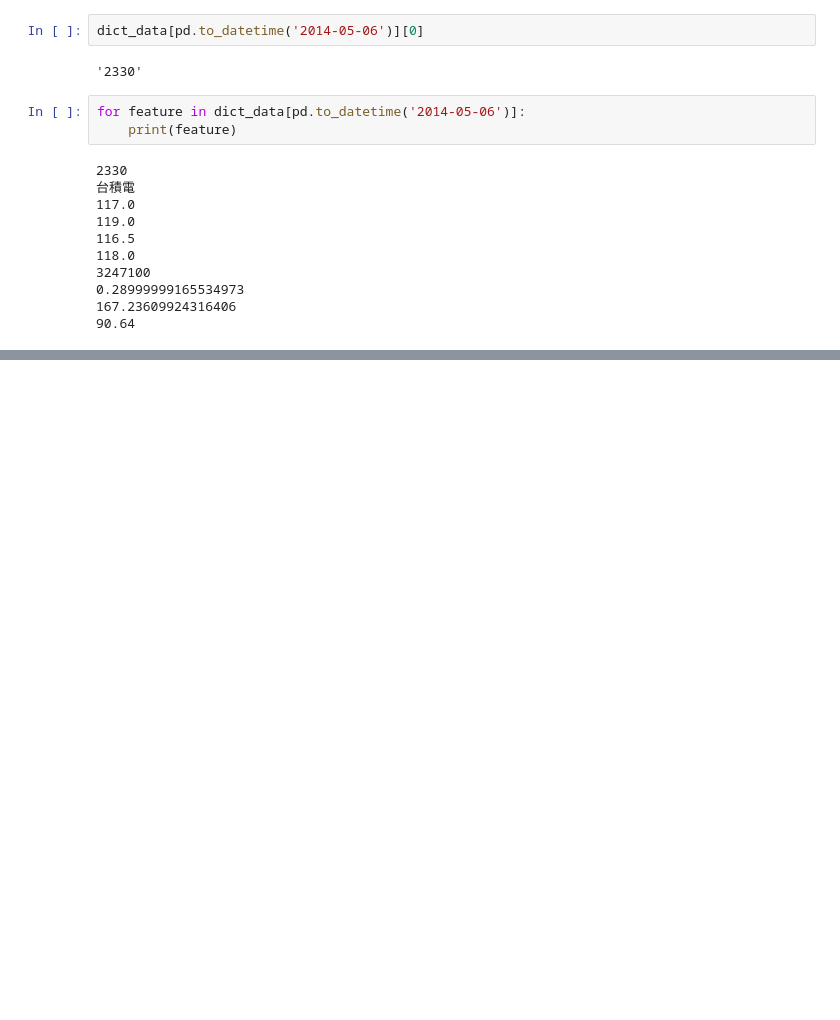
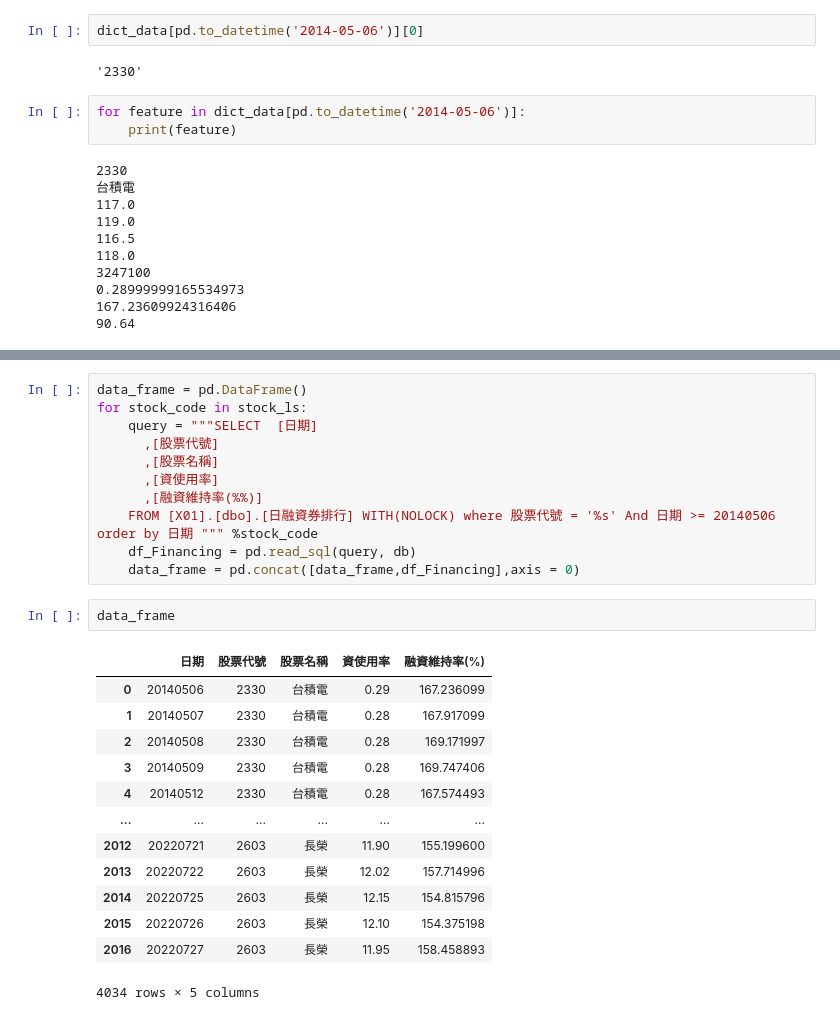
Before and after one commit to ErebusTW/Merge-by-date, a Jupyter notebook: 按日期合併.ipynb, the cells around one changed output, grey strips where cells are left out. Cells and saved outputs as stored; diff of their text form; blank space fills up the shorter version.

```diff
--- a/按日期合併.ipynb
+++ b/按日期合併.ipynb
@@ -250,0 +303,27 @@ for feature in dict_data[pd.to_datetime('2014-05-06')]:
+# %%
+data_frame = pd.DataFrame()
+for stock_code in stock_ls:
+    query = """SELECT  [日期]
+      ,[股票代號]
+      ,[股票名稱]
+      ,[資使用率]
+      ,[融資維持率(%%)]
+    FROM [X01].[dbo].[日融資券排行] WITH(NOLOCK) where 股票代號 = '%s' And 日期 >= 20140506 order by 日期 """ %stock_code
+    df_Financing = pd.read_sql(query, db)
+    data_frame = pd.concat([data_frame,df_Financing],axis = 0)
+# %%
+data_frame
+# %% [output]
+|  | 日期 | 股票代號 | 股票名稱 | 資使用率 | 融資維持率(%) |
+| 0 | 20140506 | 2330 | 台積電 | 0.29 | 167.236099 |
+| 1 | 20140507 | 2330 | 台積電 | 0.28 | 167.917099 |
+| 2 | 20140508 | 2330 | 台積電 | 0.28 | 169.171997 |
+| 3 | 20140509 | 2330 | 台積電 | 0.28 | 169.747406 |
+| 4 | 20140512 | 2330 | 台積電 | 0.28 | 167.574493 |
+| ... | ... | ... | ... | ... | ... |
+| 2012 | 20220721 | 2603 | 長榮 | 11.90 | 155.199600 |
+| 2013 | 20220722 | 2603 | 長榮 | 12.02 | 157.714996 |
+| 2014 | 20220725 | 2603 | 長榮 | 12.15 | 154.815796 |
+| 2015 | 20220726 | 2603 | 長榮 | 12.10 | 154.375198 |
+| 2016 | 20220727 | 2603 | 長榮 | 11.95 | 158.458893 |
+4034 rows × 5 columns
```
Also changed, not shown: parts of 7 cells of this notebook.
